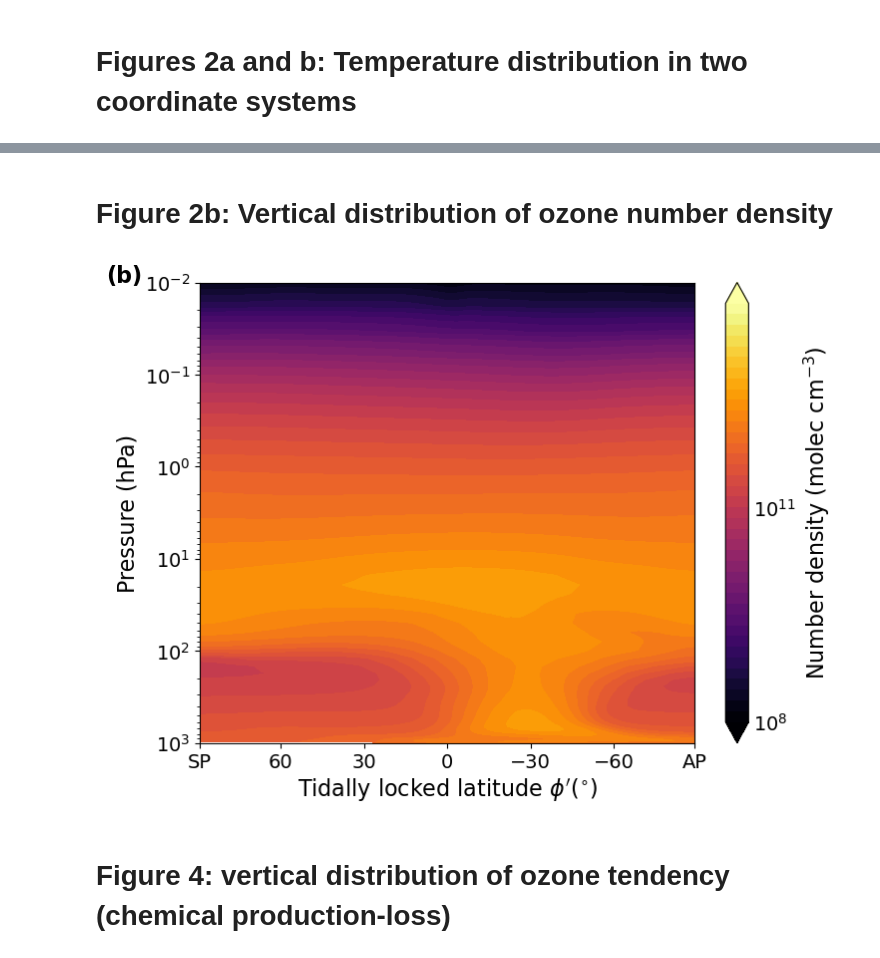
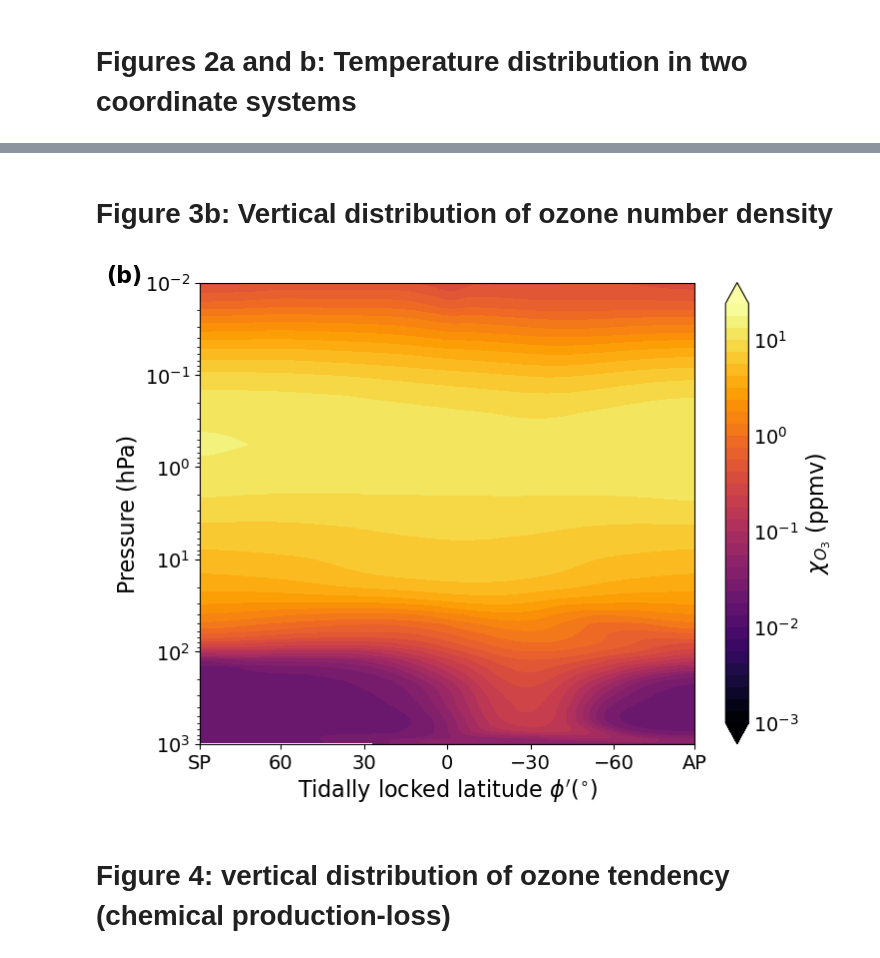
Before and after one commit to marrickb/o3circ_code, a Jupyter notebook: Fig_2_3_4_5_6_8_10.ipynb, the cells around one changed output, grey strips where cells are left out. Drawn from its saved outputs; the diff is of its cells as text; code cells hidden in the pictures.

```diff
--- a/Fig_2_3_4_5_6_8_10.ipynb
+++ b/Fig_2_3_4_5_6_8_10.ipynb
@@ -655,10 +677,10 @@ S high latitudes day mean: 303.75111112363857
 Low lambda gyre mean: 680.3955594400545
 [figure]
 # %% [markdown]
-# Figure 2b: Vertical distribution of ozone number density
+# Figure 3b: Vertical distribution of ozone number density
 # %%
 def meridional_mass_streamfunction_moldistrib(cubelist, lname_mol='O3 MASS MIXING RATIO', m_mol=48, time_slice_l=0,
-                                              time_slice_u=120,vmin=None, vmax=None, sublabel=False, sublabel_t='a',
+                                              time_slice_u=120,vmin=None, vmax=None, vmr_plot=False, sublabel=False, sublabel_t='a',
                                    tl_coords=False, max_o3=2e3, const=None, model=aeolus.model.um):
     for cube in cubelist:
         if cube.long_name == 'eastward_wind_div':
@@ -682,10 +704,11 @@ def meridional_mass_streamfunction_moldistrib(cubelist, lname_mol='O3 MASS MIXIN
     #print(pres_cube)
     temp_cube = temp_cube.interpolate(height, iris.analysis.Linear())
     vmr = vmr.interpolate(height, iris.analysis.Linear())
+    if vmr_plot==False:
     #print(vmr)
-    rho =pres_cube / (const.molar_gas_constant * temp_cube)
+        rho =pres_cube / (const.molar_gas_constant * temp_cube)
 
-    vmr = vmr_molec(vmr, pres_cube, temp_cube)
+        vmr = vmr_molec(vmr, pres_cube, temp_cube)
     vmr_p = height_to_pressure(vmr, pres_cube)
     vmr_p_day, __ = hemisphere_sep(vmr_p)
     vmr_zonal_p = zonal_mean(vmr_p)
@@ -693,44 +716,31 @@ def meridional_mass_streamfunction_moldistrib(cubelist, lname_mol='O3 MASS MIXIN
     vmr_zonal = zonal_mean(vmr)
     vmr_meridional = meridional_mean(vmr)
 
-    lats = [('latitude', rho.coord('latitude').points)]
-    v = v.interpolate(lats, iris.analysis.Linear())
-
-    v = zonal_mean(v)
-    rho = zonal_mean(rho)
-    rho.coord('level_height').bounds = None
-    v.coord('level_height').bounds = None
-        # Reverse the coordinate to start from the model top (where p=0 or z=z_top)
-        # TODO: check if the coordinate is ascending or descending
-    integrand = reverse(v * rho, 'level_height')
-    res = -1 * cumsum(integrand, "z", axis_weights=True, model=model)
-        # Reverse the result back
-    res = reverse(res, model.z)
-
-    # Calculate the constant: 2 pi cos\phi a
-    streamf_const = 2 * np.pi * const.radius * lat_cos(res, model=model)
-    res *= streamf_const
-
-    pressure_zm = zonal_mean(pres_cube)
-    res_p=interp_cube_from_height_to_pressure_levels(res, pressure_zm[:,:], pressure_zm[:,0].data)
-    #levs=np.arange(-1.3e25, 1.43e25, 0.13e25)
-    #lev_expcol = np.arange(-13,13,0.65)
+    #lats = [('latitude', rho.coord('latitude').points)]
+    #v = v.interpolate(lats, iris.analysis.Linear())
 
     #print(vmr_zonal_p)
-    lev_exp_vmr = np.arange(8,14,0.15)
-    levs_vmr = np.power(10, lev_exp_vmr)
+    if vmr_plot==False:
+        lev_exp_vmr2 = np.arange(5,13,0.2)
+        levs_vmr2 = np.power(10, lev_exp_vmr2)
+        lev_exp_vmr = np.arange(8,13,0.125)
+        levs_vmr = np.power(10, lev_exp_vmr)
+    else:
+        lev_exp_vmr2 = np.arange(-3,1.5,0.2)
+        levs_vmr2 = np.power(10, lev_exp_vmr2)
+        lev_exp_vmr = np.arange(-3,1.5,0.125)
+        levs_vmr = np.power(10, lev_exp_vmr)
     fig = plt.figure(figsize=(8,6))
     ax = fig.add_subplot(111)
     if sublabel==True:
         ax.text(-0.19,1.0, sublabel_t, size=16, weight='bold',transform=ax.transAxes)
     if tl_coords==True:
         ax.xaxis.set_major_locator(plt.MaxNLocator(7))
-        levs=[-1e14,-1e13,-1e12,-1e11,-1e10,-1e9,-1e8,1e8,1e9,1e10,1e11,1e12,1e13,1e14]
         cs = plt.contourf(vmr_zonal_p[:,:].coord('latitude').points, vmr_zonal_p[:,:].coord('air_pressure').points/100,
-                           vmr_zonal_p[:,:].data, levels=40, extend='both',
+                           vmr_zonal_p[:,:].data*1e6, levels=levs_vmr2, extend='both',
                            cmap='inferno', locator=ticker.LogLocator())
         cs = plt.contourf(vmr_zonal_p[:,:].coord('latitude').points, vmr_zonal_p[:,:].coord('air_pressure').points/100,
-                           vmr_zonal_p[:,:].data, levels=levs_vmr, extend='both',
+                           vmr_zonal_p[:,:].data*1e6, levels=levs_vmr, extend='both',
                            cmap='inferno', locator=ticker.LogLocator())
 
         #cs2 = iplt.contour(-1*res_p[:,:], levels=levs, colors='black', norm=colors.SymLogNorm(
@@ -751,38 +761,44 @@ def meridional_mass_streamfunction_moldistrib(cubelist, lname_mol='O3 MASS MIXIN
         locs+=[-89]
         ax.set_xticklabels(labels)
         ax.set_xticks(locs)
         #ax.grid()
         plt.draw()
         plt.xlim(89,-89)
     else:
-        levs=[-1e13,-1e12,-1e11,-1e10,-1e9,-1e8,1e8,1e9,1e10,1e11,1e12,1e13]
         cs = plt.contourf(vmr_zonal_p[:,:], levels=levs_vmr, extend='both',
                            cmap='inferno', locator=ticker.LogLocator())
 
         #cs2 = plt.contour(res_p.coord('latitude').points, res_p.coord('air_pressure').points,
         #               res_p.data, levels=levs, colors='black',norm=colors.SymLogNorm(
         #               linthresh=1e8, vmin=-1e13, vmax=1e13))
         #plt.scatter(0, max_o3, c='grey', s=600, marker='P')
         #cs = iplt.contourf(res_p[:,:], levels=levs, cmap='coolwarm',norm=colors.SymLogNorm(
         #linthresh=100000000, vmin=-10000000000000, vmax=10000000000000))
         plt.xlabel('Latitude $\phi (^{\circ})$', fontsize=16)
     cbar = fig.colorbar(cs)
-    cbar.ax.set_ylabel('Number density (molec cm$^{-3}$)', rotation=90, fontsize=16)
+    if vmr_plot==False:
+        cbar.ax.set_ylabel('Number density (molec cm$^{-3}$)', rotation=90, fontsize=16)
+    else:
+        cbar.ax.set_ylabel('$\chi_{O_3}$ (ppmv)', rotation=90, fontsize=16)
+
     cbar.ax.tick_params(length=0, labelsize=14)
     #plt.title('t=%s days' %(time_slice_u), fontsize=14)
     #plt.gca().set_title(r'Latitude $1^\circ\mathrm{N}$', fontsize=20)
     plt.ylabel('Pressure (hPa)', fontsize=16)
     plt.yscale('log')
     plt.yticks(fontsize=14)
     plt.xticks(fontsize=14)
     plt.gca().invert_yaxis()
     plt.ylim(1e3,1e-2)#96500
-    plt.savefig('pcb_no3_tl_merid.pdf', bbox_inches = 'tight')
+    if vmr_plot==False:
+        plt.savefig('pcb_no3_tl_merid.pdf', bbox_inches = 'tight')
+    else:
+        plt.savefig('pcb_vmro3_tl_merid.pdf', bbox_inches = 'tight')
     plt.show()
 #meridional_mass_streamfunction_moldistrib(pcb_tl, const=pcb_const, tl_coords=False)
-meridional_mass_streamfunction_moldistrib(pcb_tl_regrid, const=pcb_const, tl_coords=True, sublabel=True, sublabel_t='(b)')
+meridional_mass_streamfunction_moldistrib(pcb_tl_regrid, const=pcb_const, tl_coords=True, vmr_plot=True, sublabel=True, sublabel_t='(b)')
 # %% [output]
-[figure, old version]
+[figure, new version]
 # %% [markdown]
 # Figure 4: vertical distribution of ozone tendency (chemical production-loss)
 # %%
```
Also changed, not shown: parts of 14 cells of this notebook, 2 other files.
